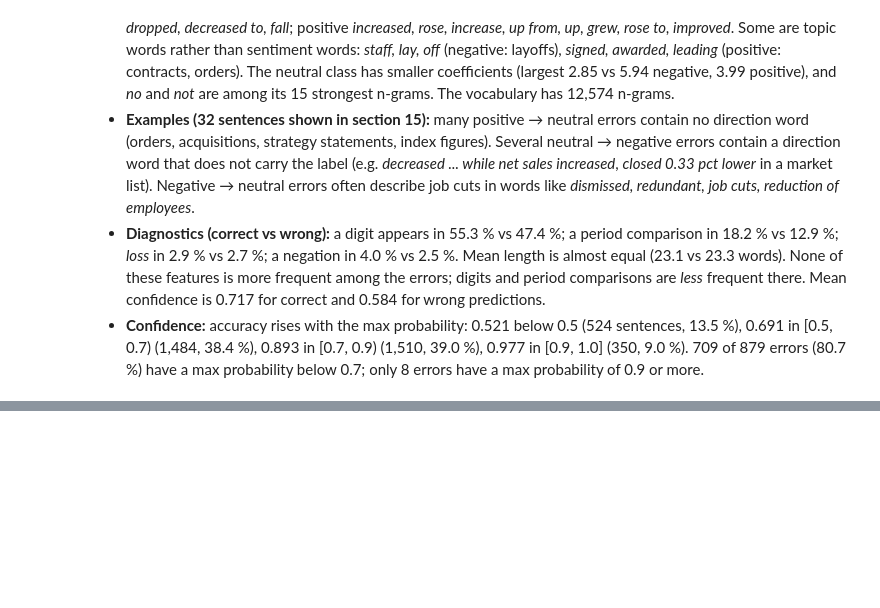
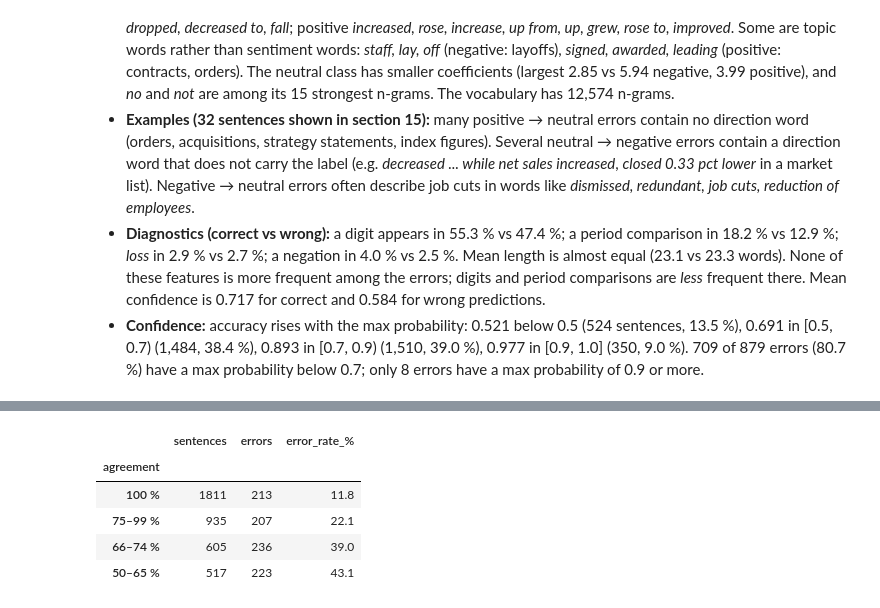
Before and after one commit to santi753/IU_Portafolio_Artificial_Intelligence, a Jupyter notebook: notebooks/02_training_evaluation.ipynb, the cells around one changed output, grey strips where cells are left out. Saved outputs shown, nothing was run; the diff lists cells and outputs as text; code cells hidden in the pictures; blank space fills up the shorter version.

```diff
--- a/notebooks/02_training_evaluation.ipynb
+++ b/notebooks/02_training_evaluation.ipynb
@@ -885,0 +902,23 @@ iterations); the test set was not used, no model was changed and no iteration wa
+# %%
+import matplotlib.pyplot as plt
+from IPython.display import Image
+
+from newsentiment.data import load_agreement_levels
+from newsentiment.plotting import apply_style, save_figure
+
+# Agreement level per sentence (100 / 75 / 66 / 50); raises if any sentence is unmatched
+levels_full = load_agreement_levels(df)
+levels_train = load_agreement_levels(train_df)  # aligned with X_train / y_train
+BANDS = {100: "100 %", 75: "75–99 %", 66: "66–74 %", 50: "50–65 %"}
+
+band_counts = pd.DataFrame(
+    {
+        "full data": levels_full.value_counts().reindex(BANDS),
+        "training part": levels_train.value_counts().reindex(BANDS),
+    }
+)
+band_counts.index = [BANDS[level] for level in band_counts.index]
+band_counts.index.name = "agreement"
+assert band_counts["full data"].tolist() == [2259, 1189, 761, 627]
+assert band_counts["training part"].tolist() == [1811, 935, 605, 517]
+band_counts
@@ -885,0 +932,21 @@ iterations); the test set was not used, no model was changed and no iteration wa
+# %%
+# Out-of-fold error rate of v2 per band (oof_pred from section 13, same row order as y_train)
+wrong = pd.Series(oof_pred != y_train.values, index=y_train.index)
+error_by_band = (
+    pd.DataFrame({"agreement": levels_train, "wrong": wrong})
+    .groupby("agreement")["wrong"]
+    .agg(sentences="size", errors="sum", error_rate="mean")
+    .reindex(BANDS)
+)
+error_by_band["error_rate_%"] = (error_by_band.pop("error_rate") * 100).round(1)
+assert error_by_band["error_rate_%"].tolist() == [11.8, 22.1, 39.0, 43.1]
+error_by_band.index = [BANDS[level] for level in error_by_band.index]
+error_by_band.index.name = "agreement"
+error_by_band
+# %% [output]
+|  | sentences | errors | error_rate_% |
+| agreement |  |  |  |
+| 100 % | 1811 | 213 | 11.8 |
+| 75–99 % | 935 | 207 | 22.1 |
+| 66–74 % | 605 | 236 | 39.0 |
+| 50–65 % | 517 | 223 | 43.1 |
```
Also changed, not shown: parts of 12 cells of this notebook, 12 other files.
